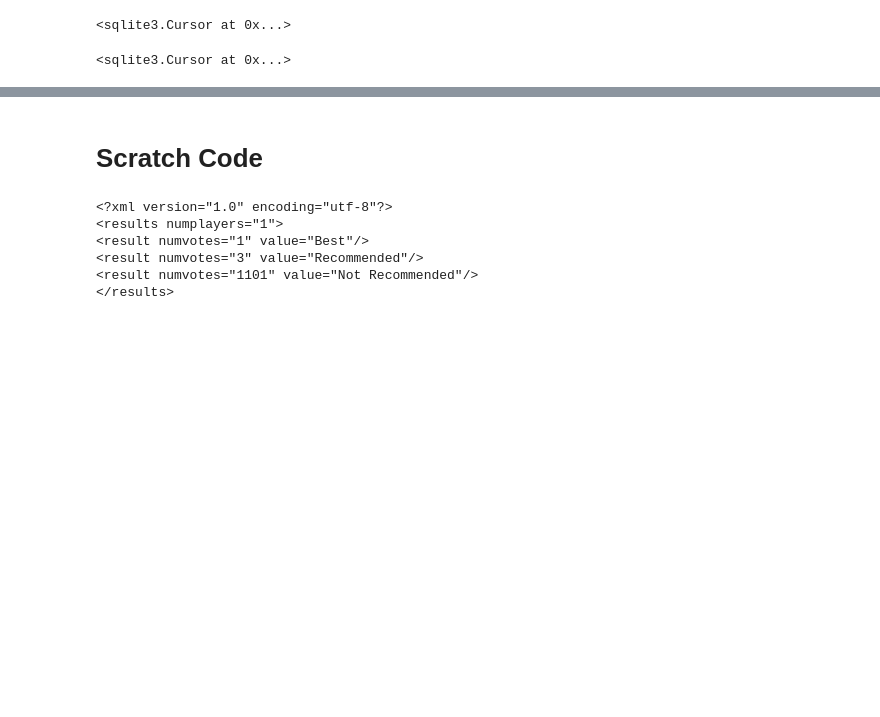
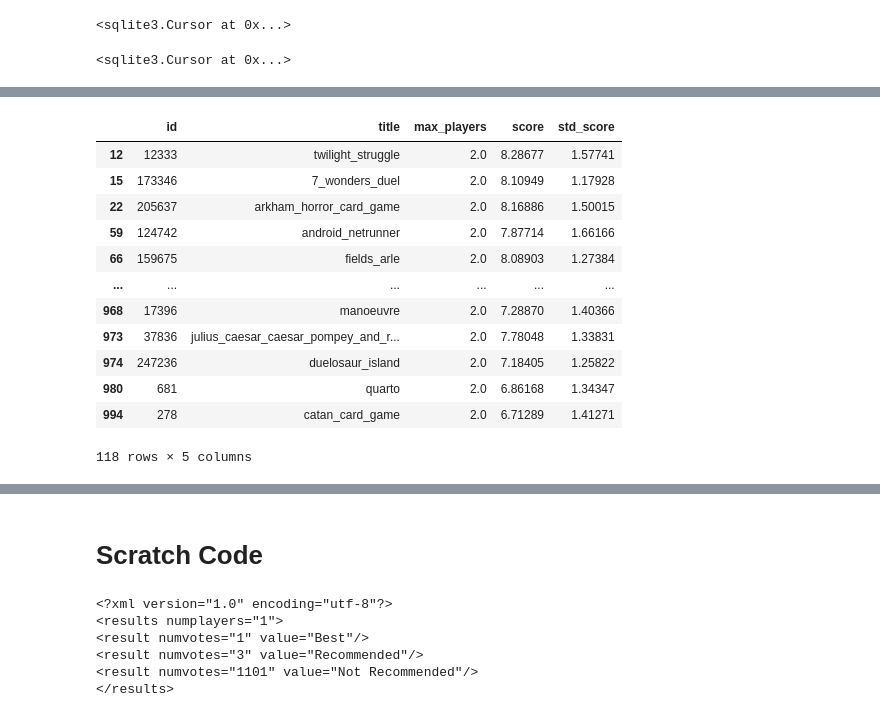
Before and after one commit to MarshallKrakauer/BGGAnalysis, a Jupyter notebook: BGGDataScrape.ipynb, the cells around one changed output, grey strips where cells are left out. Drawn from its saved outputs; the diff is of its cells as text; code cells hidden in the pictures; blank space fills up the shorter version.

```diff
--- a/BGGDataScrape.ipynb
+++ b/BGGDataScrape.ipynb
@@ -270,0 +273,17 @@ con.commit()
+# %%
+results = cur.execute('''
+        SELECT t1.id, title, max_players
+           ,avg_rating, std
+        FROM TOP_GAMES_FULL t1
+
+           ''')
+# %%
+result_li = [result for result in results]
+# %%
+df = pd.DataFrame(data=result_li, columns=['id', 'title', 'max_players', 'score', 'std_score'])
+# %%
+# convert data types
+cols = ['max_players', 'score', 'std_score']
+for col in cols:
+    df[col] = df[col].astype('float')
+df.dtypes
@@ -270,0 +307,17 @@ con.commit()
+# %%
+# duel games
+df[df.max_players == 2]
+# %% [output]
+|  | id | title | max_players | score | std_score |
+| 12 | 12333 | twilight_struggle | 2.0 | 8.28677 | 1.57741 |
+| 15 | 173346 | 7_wonders_duel | 2.0 | 8.10949 | 1.17928 |
+| 22 | 205637 | arkham_horror_card_game | 2.0 | 8.16886 | 1.50015 |
+| 59 | 124742 | android_netrunner | 2.0 | 7.87714 | 1.66166 |
+| 66 | 159675 | fields_arle | 2.0 | 8.08903 | 1.27384 |
+| ... | ... | ... | ... | ... | ... |
+| 968 | 17396 | manoeuvre | 2.0 | 7.28870 | 1.40366 |
+| 973 | 37836 | julius_caesar_caesar_pompey_and_r... | 2.0 | 7.78048 | 1.33831 |
+| 974 | 247236 | duelosaur_island | 2.0 | 7.18405 | 1.25822 |
+| 980 | 681 | quarto | 2.0 | 6.86168 | 1.34347 |
+| 994 | 278 | catan_card_game | 2.0 | 6.71289 | 1.41271 |
+118 rows × 5 columns
```
Also changed, not shown: parts of 10 cells of this notebook, 1 other file.
